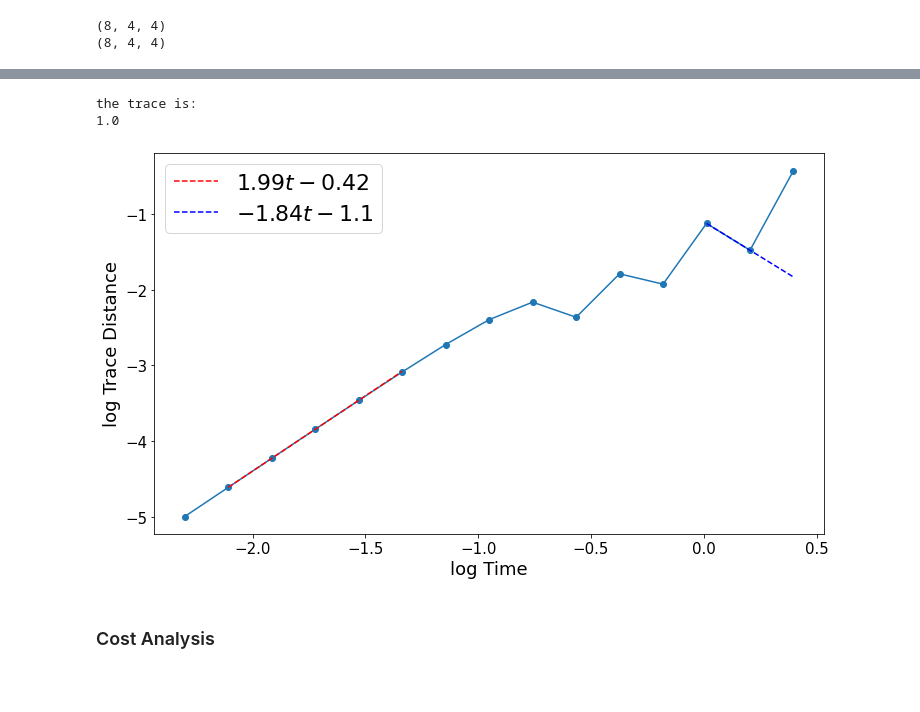
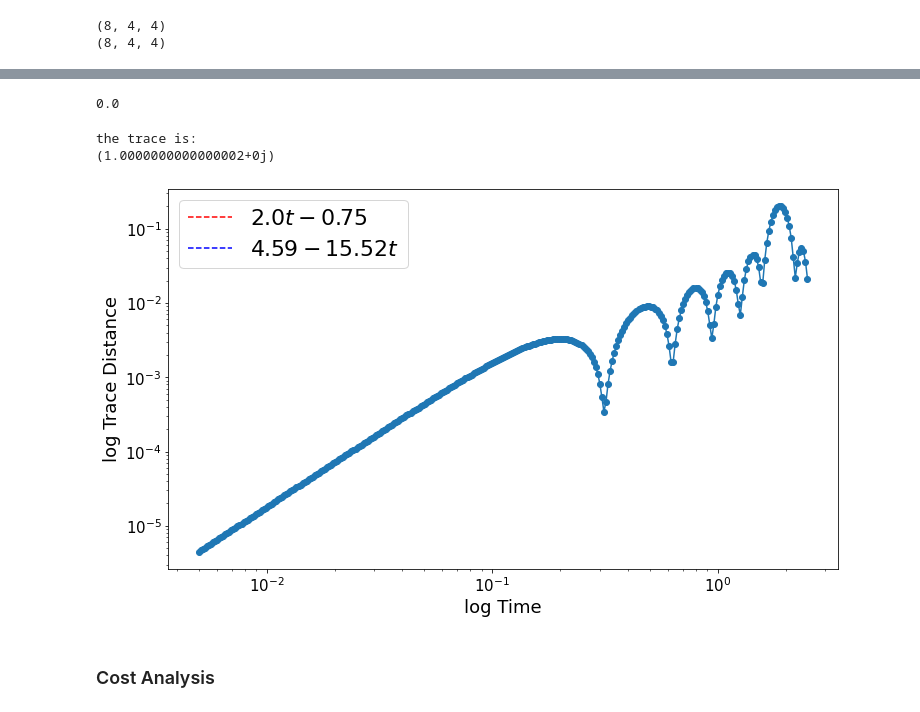
Before and after one commit to mattp97/Trotter-Qdrift-Simulation, a Jupyter notebook: QMC.ipynb, the cells around one changed output, grey strips where cells are left out. Saved outputs shown, nothing was run; the diff lists cells and outputs as text; code cells hidden in the pictures; blank space fills up the shorter version.

```diff
--- a/QMC.ipynb
+++ b/QMC.ipynb
@@ -97,7 +97,7 @@ def exp_loc_graph_hamiltonian(x_dim, y_dim, rng_seed):
 #a function that generates the list of hamiltonian terms for a random NN Heinsenberg model with abritrary b_field strength
 # different from the other funciton as this one just returns a hamiltonian (no tracking of indices like in the other .ipynb)
 
-def heisenberg_hamiltonian(length, b_field, rng_seed, b_rand):
+def exp_distr_heisenberg_hamiltonian(length, b_field, rng_seed, b_rand):
     #b_rand is a boolean that either sets the field to be randomized or the interactions (if false)
     y_dim = 1
     x_dim = length #restrict to 1d spin change so we can get more disjoint regions
@@ -145,0 +148,4 @@ def ising_model(dim, b_field = 0, rng_seed=1):
+# %%
+qd = QDriftSim(exp_distr_heisenberg_hamiltonian(5, 1, 1, b_rand=True), use_density_matrices=True, exact_qd=True)
+t=0.5
+samples = 100000
@@ -146,20 +156,24 @@ def ising_model(dim, b_field = 0, rng_seed=1):
+# %%
+print(np.linalg.norm(out - out_vec, ord=2))
+# %% [output]
+0.0
 # %%
 heisen = (heisenberg_hamiltonian(7, b_field=5, rng_seed=1, b_rand=False))
+#heisen = exp_loc_graph_hamiltonian(7, 1, 1)
 
-sim = CompositeSim(heisen, nb=1, inner_order=1, state_rand=False, exact_qd=True, use_density_matrices=True, imag_time=False)
+sim = CompositeSim(heisen, nb=1, inner_order=1, state_rand=True, exact_qd=True, use_density_matrices=True, imag_time=False)
 partition_sim(sim, "trotter")
-
 
 tstart = 0.005
 tfinal = 2.5
-tsteps = 15
+tsteps = 300
 times = np.geomspace(tstart, tfinal, tsteps)
 
 #print(multi_infidelity_sample(sim, 1, exact_time_evolution_density(sim.unparsed_hamiltonian, 1, sim.initial_state), 40, 20))
 epsilon_data=[]
 for t in times:
     #density matrices
-    epsilon_data.append(sim_trace_distance(sim, time=t, iterations=4, nb=1))
+    epsilon_data.append(sim_trace_distance(sim, time=t, iterations=6, nb=1))
     #epsilon_data.append(infidelity(sim.simulate(t, iterations=15), exact_imaginary_channel(poli, t, sim.initial_state)))
 
     #imaginary time class
@@ -173,12 +187,12 @@ print('the trace is:')
 print(np.trace(sim.final_state))
 # %% [output]
 the trace is:
-1.0
+(1.0000000000000002+0j)
 # %%
 data = np.log10(epsilon_data)
 log_times = np.log10(times)
 plt.figure(figsize = (12, 7))
-plt.plot(log_times, data, 'o-')
+plt.loglog(times, epsilon_data, 'o-')
 plt.xlabel('log Time', size = 18)
 plt.ylabel('log Trace Distance', size = 18)
 plt.xticks(fontsize=15, rotation=0)
@@ -189,34 +203,34 @@ end_fit_points = 5
 
 p = np.polyfit(log_times[start_fit_points: end_fit_points], data[start_fit_points: end_fit_points], 1)
 f = np.poly1d(p)
 
 t_new = np.linspace(log_times[start_fit_points], log_times[end_fit_points], 50)
 y_new = f(t_new)
 
 data = symbols("t")
 poly = sum(S("{:6.2f}".format(v))*data**i for i, v in enumerate(p[::-1]))
 eq_latex = printing.latex(poly)
 plt.plot(t_new, y_new, 'r--', label="${}$".format(eq_latex))
 plt.legend(fontsize= 22)
 
 data = np.log10(epsilon_data)
 start_fit_points1= -3 #declare the starting point to fit in the data
 end_fit_points1 = -1
 p1 = np.polyfit(log_times[start_fit_points1: end_fit_points1], data[start_fit_points1: end_fit_points1], 1)
 f1 = np.poly1d(p1)
 
 t_new1 = np.linspace(log_times[start_fit_points1], log_times[end_fit_points1], 50)
 y_new1 = f1(t_new1)
 
 data = symbols("t")
 poly1 = sum(S("{:6.2f}".format(v))*data**i for i, v in enumerate(p1[::-1]))
 eq_latex1 = printing.latex(poly1)
 
 plt.plot(t_new1, y_new1, 'b--', label="${}$".format(eq_latex1))
 plt.legend(fontsize= 22)
 plt.show()
 # %% [output]
-[figure, old version]
+[figure, new version]
 # %% [markdown]
 ### Cost Analysis
 # %%
```
Also changed, not shown: parts of 6 cells of this notebook, 2 other files.
